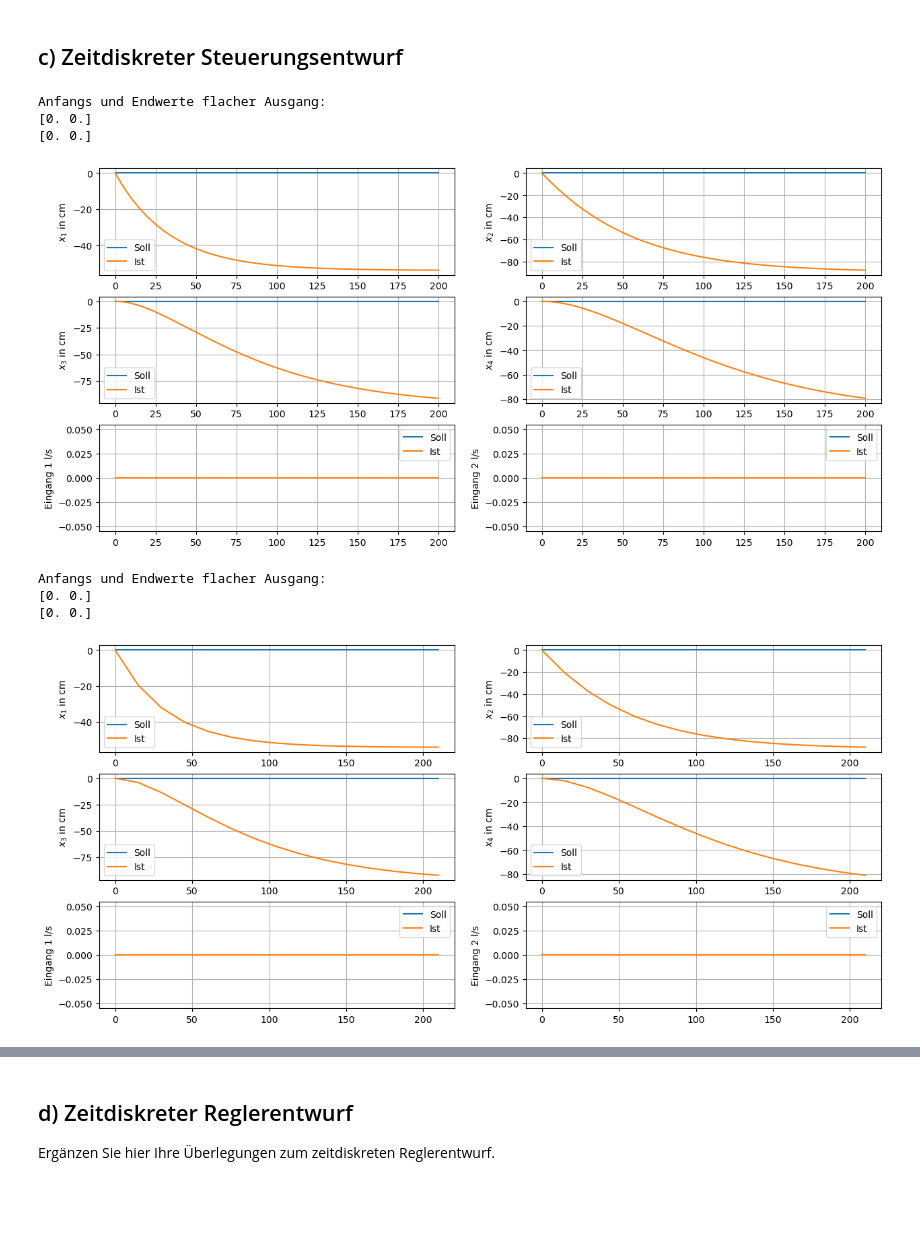
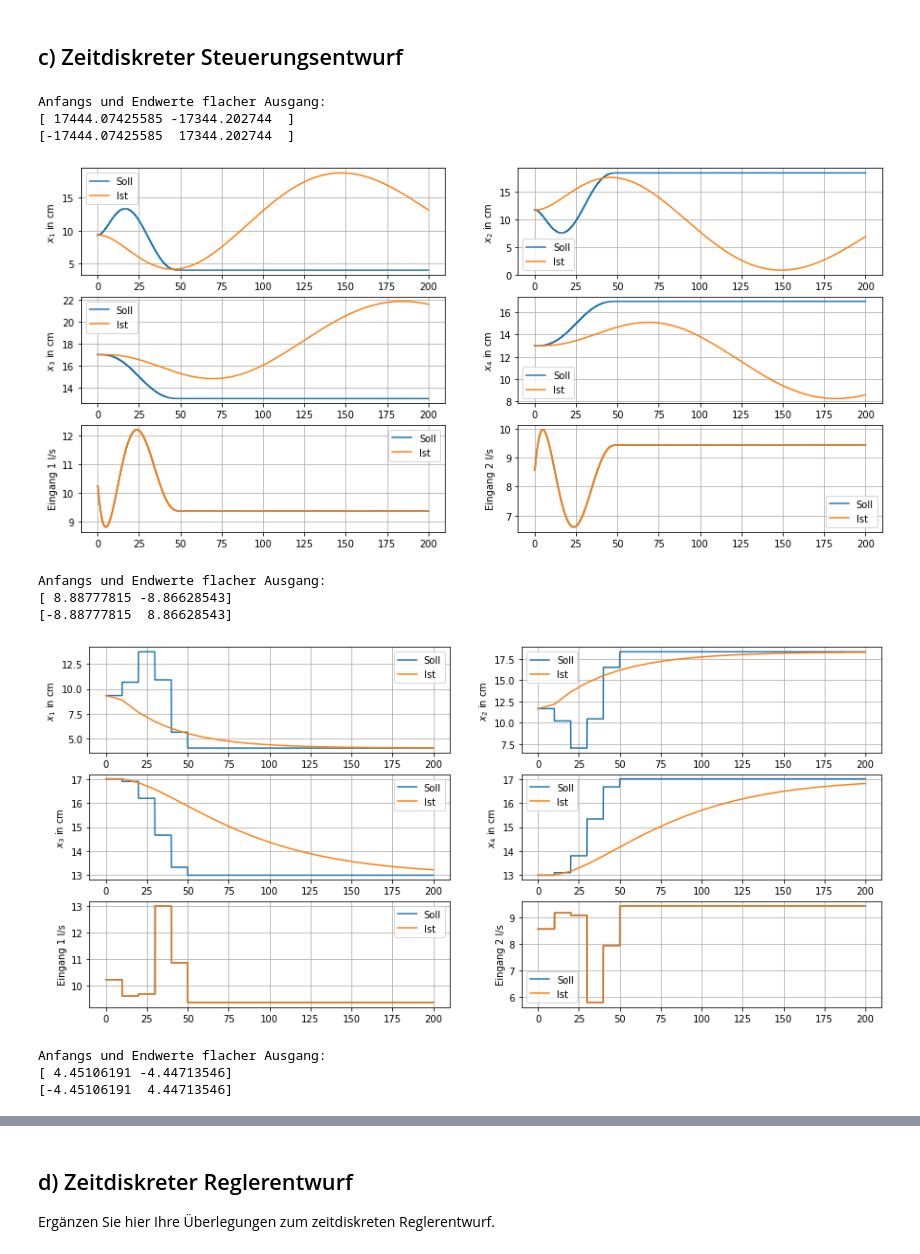
Before and after one commit to jil1213/viertank, a Jupyter notebook: viertank.ipynb, the cells around one changed output, grey strips where cells are left out. Saved outputs shown, nothing was run; the diff lists cells and outputs as text; code cells hidden in the pictures; blank space fills up the shorter version.

```diff
--- a/viertank.ipynb
+++ b/viertank.ipynb
@@ -769,7 +769,7 @@ import libtank
 imp.reload(libtank)
 
 R=np.eye(2)
-Q=np.eye(4)
+Q=np.eye(4)*3
 print("Gewichtsmatrix Q:")
 display(sympy.Matrix(Q.round(3)))
 
@@ -886,7 +886,8 @@ Für alle nachfolgenden zeitdiskreten Schritte muss zunächst das Systemmodell m
 linear = True
 
 #Abtastzeiten
-Ta = [1.0, 5.0, 10.0]
+#Ta = [1.0, 5.0, 10.0]
+Ta = [5.0, 10.0, 15.0] # laut abgabe, Regler folgt schlechter
 
 #Simulationszeit
 Tsim=200
@@ -942,7 +945,8 @@ for _Ta in Ta:
 # %%
 linear=True
 
-Ta=[5.0,15.0]
+#Ta=[5.0,15.0]
+Ta=[0.2, 10.0, 15.0]
 
 transition = transitions[1]
 ya = y_equi[_transition[0]-1]
@@ -971,37 +975,40 @@ for _Ta in Ta:
     trajectory_discrete = tank_lin_discrete.rest_to_rest_trajectory(ya, yb,N,[2,2])
 
     _ctrl = lambda k,x:trajectory_discrete.input(k)
 
     print("Anfangs und Endwerte flacher Ausgang:")
     print(trajectory_discrete.eta_a)
     print(trajectory_discrete.eta_b)
 
     #Wrapper für Modell
     if linear:
         _x0 = trajectory_discrete.state(0)
     else:
         _x0 = equis[_transition[0]-1].x
 
     _rhs = lambda t,x,controller:_tank.model(t, x, _ctrl)
 
     #Zeitdiskrete Simulation
     t_sim,x_sim,u_sim=simulate_discrete(_rhs, _x0, _ctrl, _Ta, Tsim)
 
     #Ergebnisse Plotten
     x_desired=trajectory_discrete.state(np.floor(t_sim/_Ta))
     u_desired=trajectory_discrete.input(np.floor(t_sim/_Ta))
     y_desired=trajectory_discrete.output(np.floor(t_sim/_Ta))
 
     plot_results(t_sim,
                  (x_desired,x_sim),
                  (u_desired,u_sim))
     pp.show()
 # %% [output]
 Anfangs und Endwerte flacher Ausgang:
-[0. 0.]
-[0. 0.]
+[ 17444.07425585 -17344.202744  ]
+[-17444.07425585  17344.202744  ]
-[figure, old version]
+[figure, new version]
 Anfangs und Endwerte flacher Ausgang:
-[0. 0.]
-[0. 0.]
+[ 8.88777815 -8.86628543]
+[-8.88777815  8.86628543]
-[figure, old version]
+[figure, new version]
+Anfangs und Endwerte flacher Ausgang:
+[ 4.45106191 -4.44713546]
+[-4.45106191  4.44713546]
```
Also changed, not shown: parts of 13 cells of this notebook, 2 other files.
